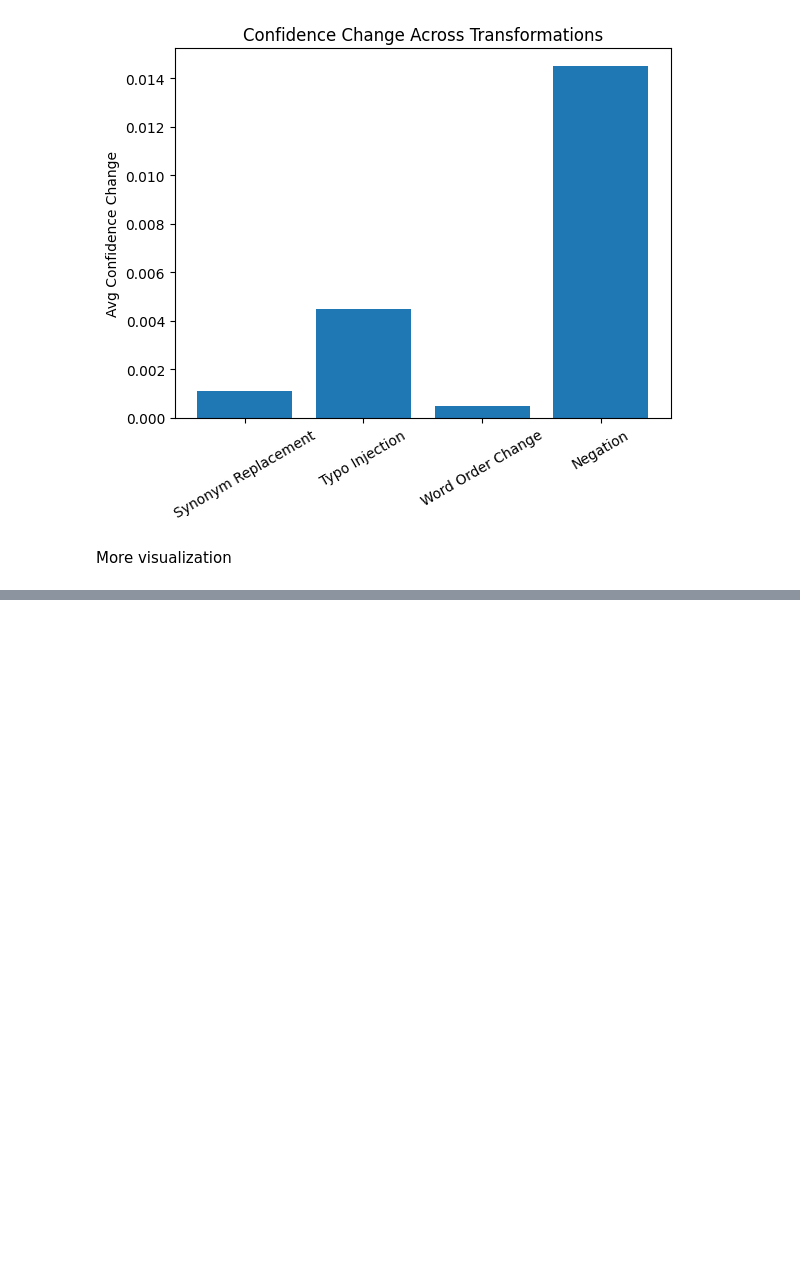
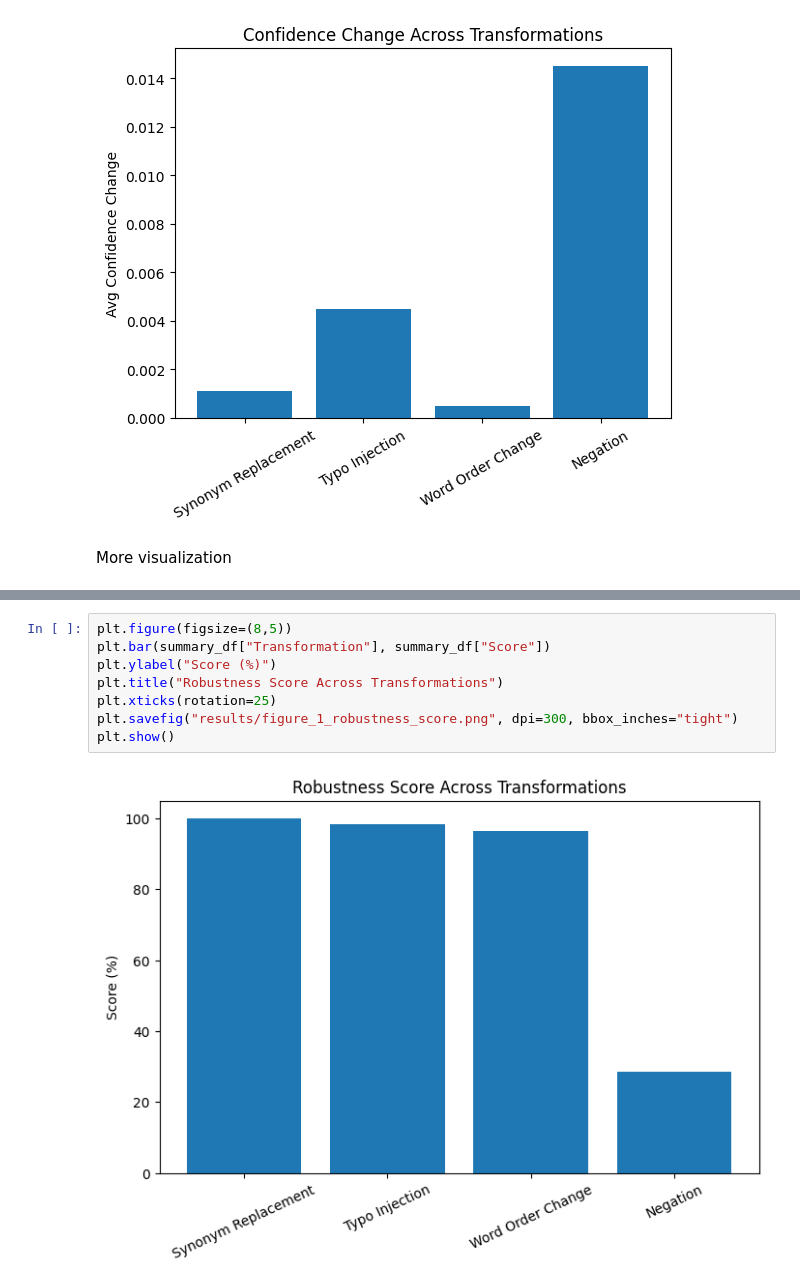
Before and after one commit to sowjanyakaranam/Sentiment_Metamorphic_Testing, a Jupyter notebook: Sentiment_Metamorphic_Testing_Experiment.ipynb, the cells around one changed output, grey strips where cells are left out. Saved outputs shown, nothing was run; the diff lists cells and outputs as text; blank space fills up the shorter version.

Commit message:
Updating results

```diff
--- a/Sentiment_Metamorphic_Testing_Experiment.ipynb
+++ b/Sentiment_Metamorphic_Testing_Experiment.ipynb
@@ -401,0 +416,10 @@ violation_examples
+# %%
+plt.figure(figsize=(8,5))
+plt.bar(summary_df["Transformation"], summary_df["Score"])
+plt.ylabel("Score (%)")
+plt.title("Robustness Score Across Transformations")
+plt.xticks(rotation=25)
+plt.savefig("results/figure_1_robustness_score.png", dpi=300, bbox_inches="tight")
+plt.show()
+# %% [output]
+[figure, added]
```
Also changed, not shown: parts of 12 cells of this notebook.
